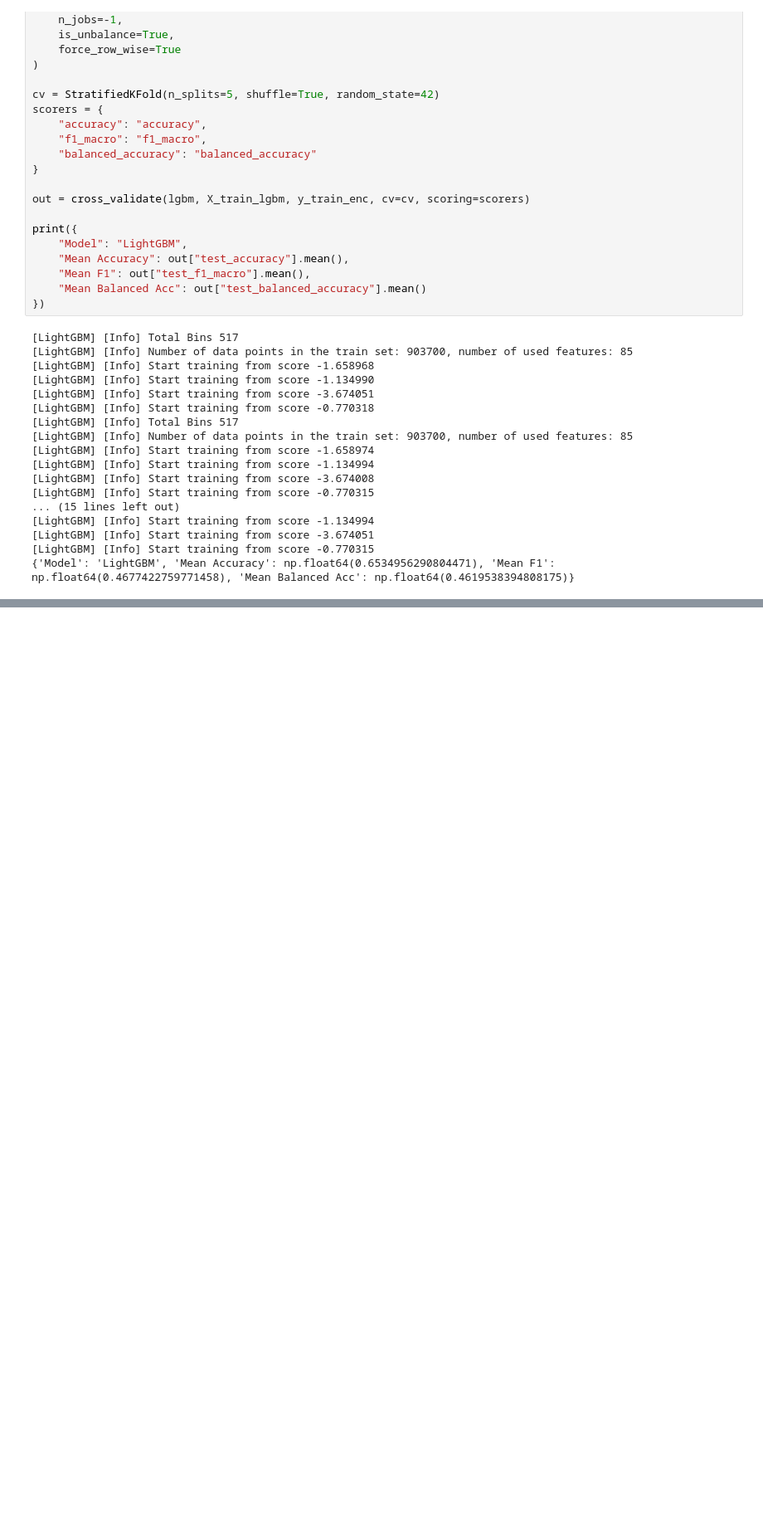
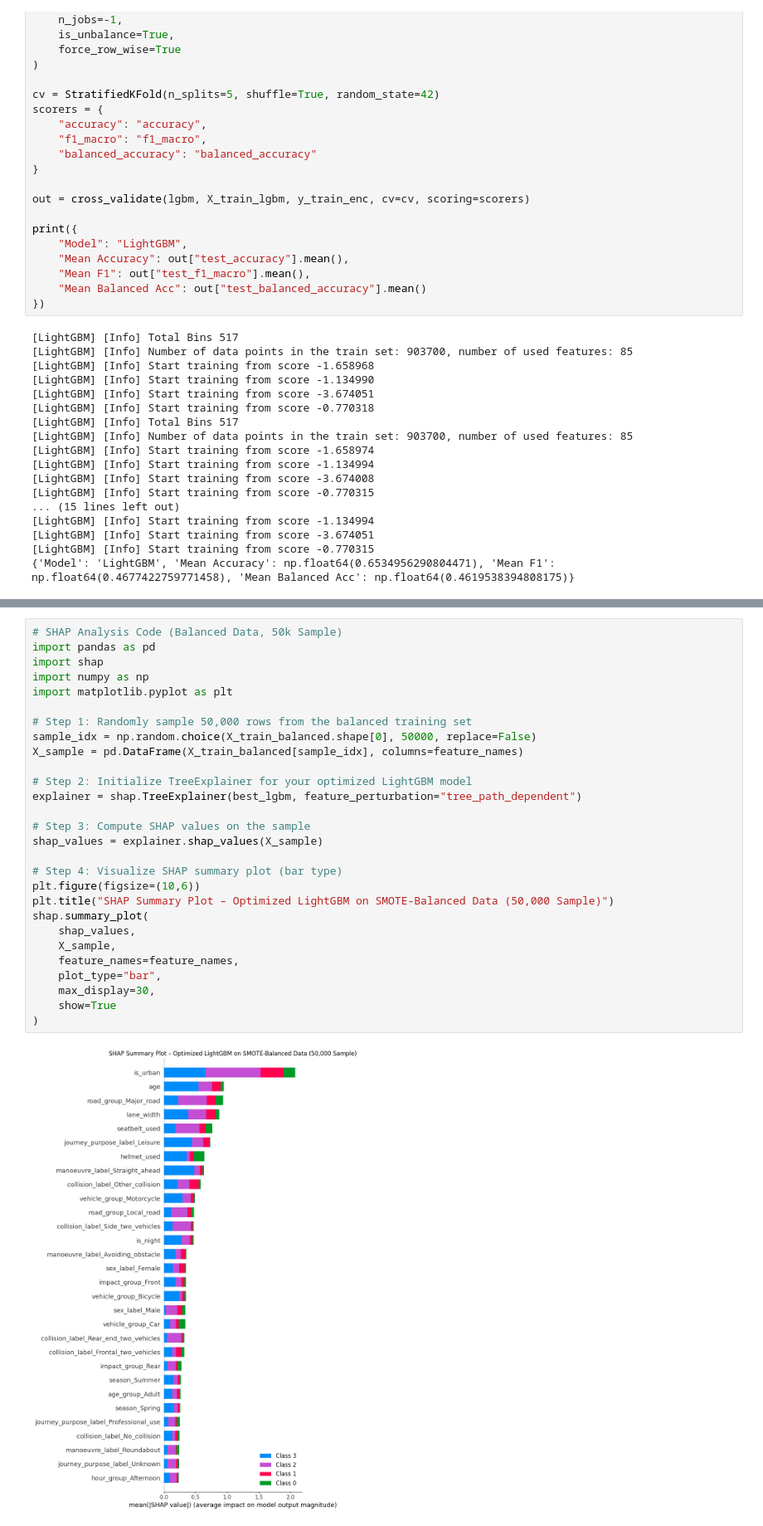
Before and after one commit to jmdrouin/Road-Accidents-France-Mlops, a Jupyter notebook: Step-3_Modeling.ipynb, the cells around one changed output, grey strips where cells are left out. Shown at 83% size. Cells and saved outputs as stored; diff of their text form; blank space fills up the shorter version.

```diff
--- a/Step-3_Modeling.ipynb
+++ b/Step-3_Modeling.ipynb
@@ -938,0 +1134,30 @@ Training until validation scores don't improve for 200 rounds
+# %%
+# SHAP Analysis Code (Balanced Data, 50k Sample)
+import pandas as pd
+import shap
+import numpy as np
+import matplotlib.pyplot as plt
+
+# Step 1: Randomly sample 50,000 rows from the balanced training set
+sample_idx = np.random.choice(X_train_balanced.shape[0], 50000, replace=False)
+X_sample = pd.DataFrame(X_train_balanced[sample_idx], columns=feature_names)
+
+# Step 2: Initialize TreeExplainer for your optimized LightGBM model
+explainer = shap.TreeExplainer(best_lgbm, feature_perturbation="tree_path_dependent")
+
+# Step 3: Compute SHAP values on the sample
+shap_values = explainer.shap_values(X_sample)
+
+# Step 4: Visualize SHAP summary plot (bar type)
+plt.figure(figsize=(10,6))
+plt.title("SHAP Summary Plot – Optimized LightGBM on SMOTE-Balanced Data (50,000 Sample)")
+shap.summary_plot(
+    shap_values,
+    X_sample,
+    feature_names=feature_names,
+    plot_type="bar",
+    max_display=30,
+    show=True
+)
+# %% [output]
+[figure, added]
```
Also changed, not shown: parts of 39 cells of this notebook.
